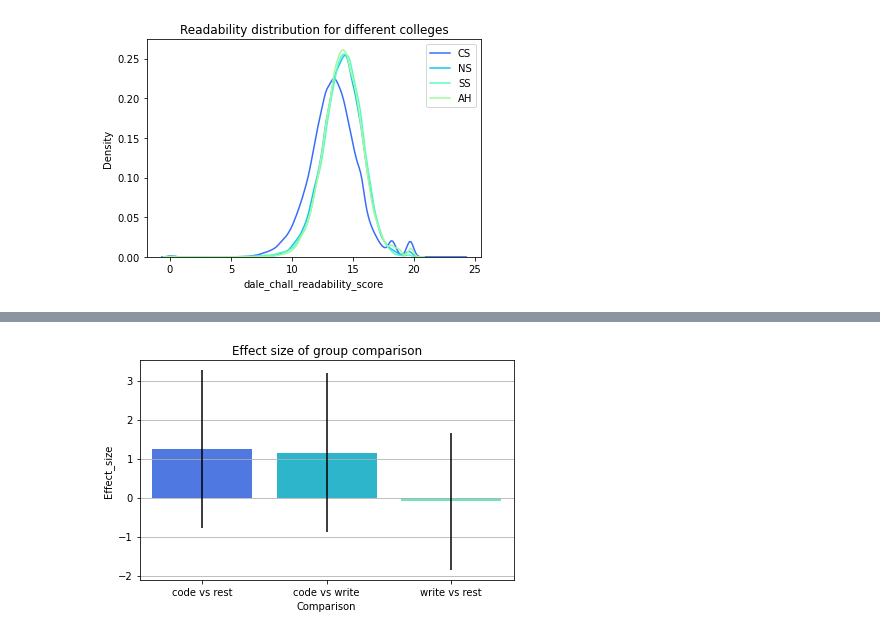
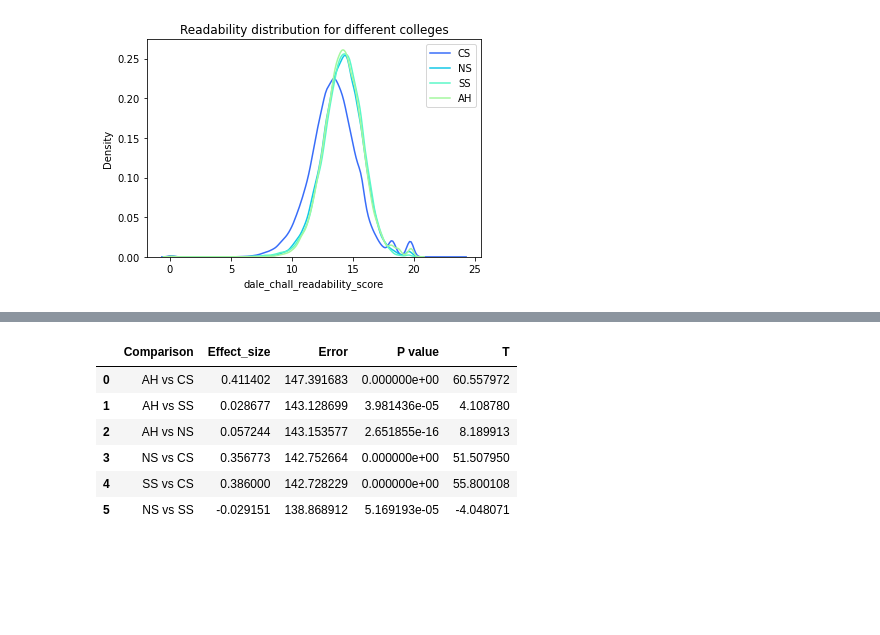
Before and after one commit to esther119/Understand-How-English-Fluency-Affects-Grade, a Jupyter notebook: College buckets.ipynb, the cells around one changed output, grey strips where cells are left out. Saved outputs shown, nothing was run; the diff lists cells and outputs as text; code cells hidden in the pictures; blank space fills up the shorter version.

Commit message:
t-test

```diff
--- a/College buckets.ipynb
+++ b/College buckets.ipynb
@@ -362,9 +263,38 @@ plt.tight_layout()
-# %%
-sns.barplot(x = plot_df['Comparison'], y = plot_df['Effect_size'], yerr = plot_df['Error'],
-       ecolor='black',
-       capsize=10, errwidth = 2,)
-plt.gca().yaxis.grid(True)
-plt.title('Effect size of group comparison')
-plt.tight_layout()
-# %% [output]
-[figure, removed]
+# %%
+def comparison_stats(dataset1, dataset2):
+    effect_size = pg.compute_effsize(dataset1, dataset2, paired=False, eftype='cohen')
+    n_dataset1 = len(dataset1)
+    s_dataset1 = np.var(dataset1)
+    n_dataset2 = len(dataset2)
+    s_dataset2 = np.var(dataset2)
+
+    std = np.sqrt(((n_dataset1 - 1) * n_dataset2 + (n_dataset2 - 1) * s_dataset2) / (n_dataset1 + n_dataset2 - 2))
+    t_test = pg.ttest(dataset1, dataset2,correction=True)
+    return [effect_size, std, t_test['p-val'][0], t_test['T'][0]]
+
+table_data = []
+AH_CS = comparison_stats(AH_score,CS_score)
+AH_SS = comparison_stats(AH_score,SS_score)
+AH_NS = comparison_stats(AH_score,NS_score)
+NS_CS = comparison_stats(NS_score,CS_score)
+SS_CS = comparison_stats(SS_score,CS_score)
+NS_SS = comparison_stats(NS_score,SS_score)
+
+table_data.append(['AH vs CS', AH_CS[0], AH_CS[1], AH_CS[2], AH_CS[3]])
+table_data.append(['AH vs SS', AH_SS[0], AH_SS[1], AH_SS[2], AH_SS[3]])
+table_data.append(['AH vs NS', AH_NS[0], AH_NS[1], AH_NS[2], AH_NS[3]])
+table_data.append(['NS vs CS', NS_CS[0], NS_CS[1], NS_CS[2], NS_CS[3]])
+table_data.append(['SS vs CS', SS_CS[0], SS_CS[1], SS_CS[2], SS_CS[3]])
+table_data.append(['NS vs SS', NS_SS[0], NS_SS[1], NS_SS[2], NS_SS[3]])
+
+
+plot_df = pd.DataFrame(table_data, columns=['Comparison', 'Effect_size', 'Error', 'P value', 'T'])
+plot_df
+# %% [output]
+|  | Comparison | Effect_size | Error | P value | T |
+| 0 | AH vs CS | 0.411402 | 147.391683 | 0.000000e+00 | 60.557972 |
+| 1 | AH vs SS | 0.028677 | 143.128699 | 3.981436e-05 | 4.108780 |
+| 2 | AH vs NS | 0.057244 | 143.153577 | 2.651855e-16 | 8.189913 |
+| 3 | NS vs CS | 0.356773 | 142.752664 | 0.000000e+00 | 51.507950 |
+| 4 | SS vs CS | 0.386000 | 142.728229 | 0.000000e+00 | 55.800108 |
+| 5 | NS vs SS | -0.029151 | 138.868912 | 5.169193e-05 | -4.048071 |
```
Also changed, not shown: parts of 15 cells of this notebook.
